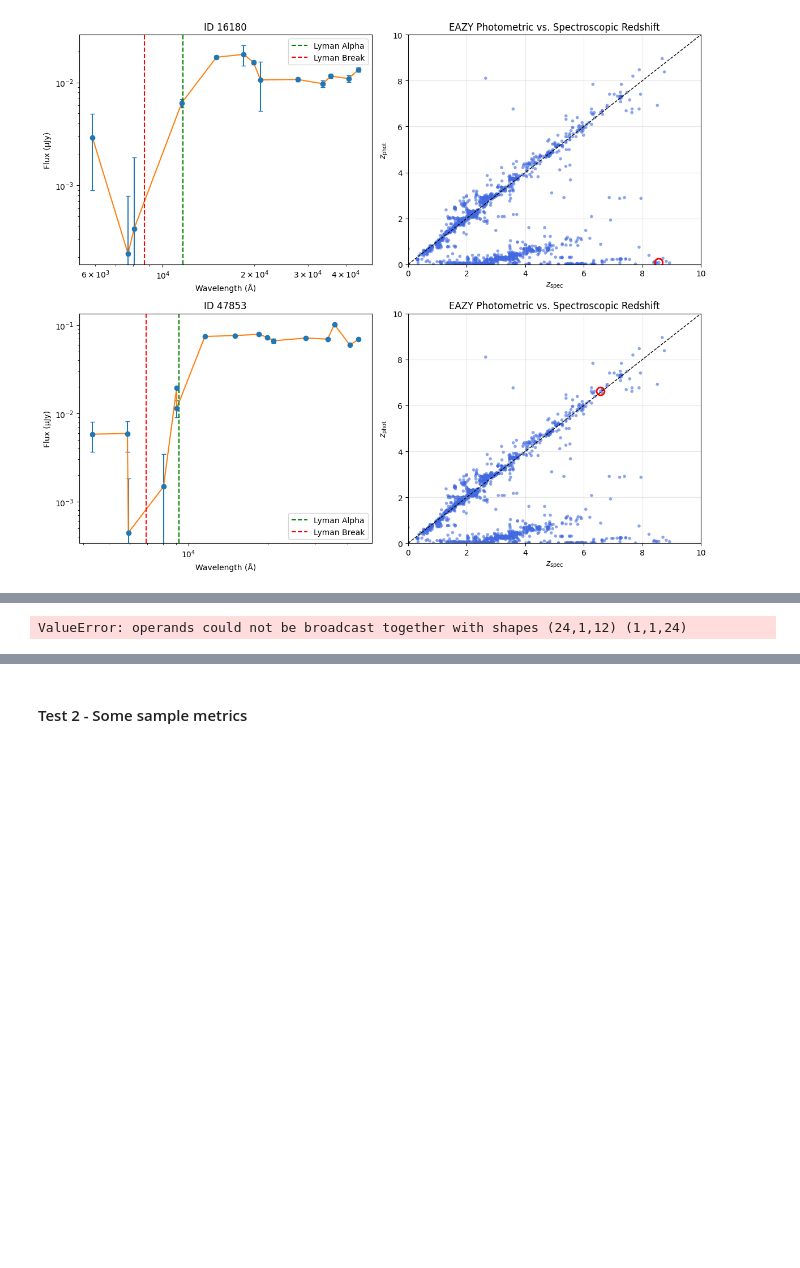
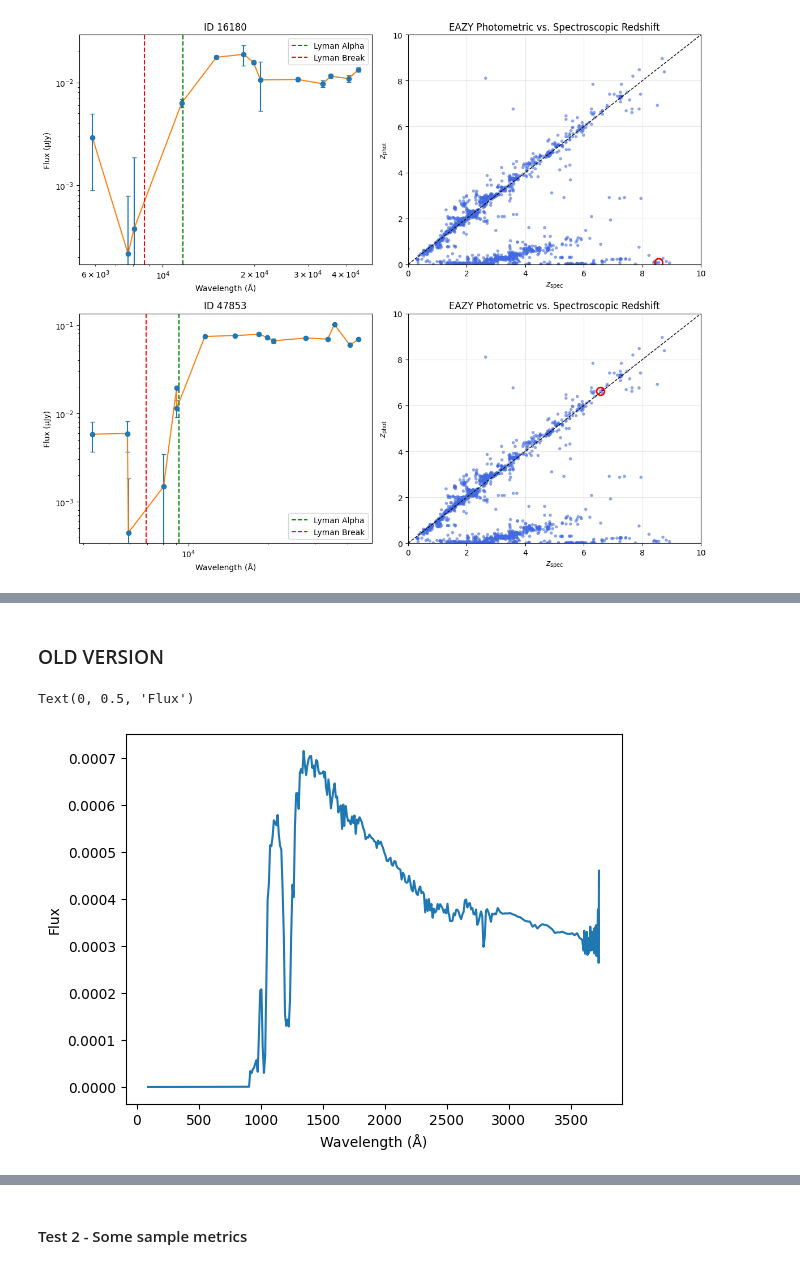
Before and after one commit to sfremy/my-eazy-jwst, a Jupyter notebook: scripts/eazy_imaging.ipynb, the cells around one changed output, grey strips where cells are left out. Drawn from its saved outputs; the diff is of its cells as text; code cells hidden in the pictures; blank space fills up the shorter version.

```diff
--- a/scripts/eazy_imaging.ipynb
+++ b/scripts/eazy_imaging.ipynb
@@ -392,3 +587,5 @@ Filter 23 done
+# %% [markdown]
+### OLD VERSION
 # %%
 import numpy as np
 import os
@@ -621,7 +777,7 @@ def cosmotl(z, omega_l):
         return (np.arcsinh((1.0 + z)**(-1.5) * np.sqrt(omega_l / (1.0 - omega_l))) /
               np.arcsinh(np.sqrt(omega_l / (1.0 - omega_l))))
 # %%
-target = diagnostic_tab[5]
+target = highz_tab[-10]
 
 # From default .param
 temp_err = 0.5
@@ -650,11 +806,9 @@ pz, coeffs = prepare_and_fit(iobj=iobj,
                              filter_pivots_all = np.array(list(pivot_dict.values())),
                              tempfilt_all = tempfilt,
                              ztry = ztry,
-                             tempage = np.ones(12),
+                             tempage = None,
                              tef_interpolator = load_template_error("../templates/template_error_cosmos2020.txt"),
                              TEMP_ERR_A2 = temp_err,
                              SYS_ERR = sys_err,
                              OMEGA_L = omega_l,
                              H0 = h0)
-# %% [output]
-ValueError: operands could not be broadcast together with shapes (24,1,12) (1,1,24)
@@ -660,0 +855,25 @@ ValueError: operands could not be broadcast together with shapes (24,1,12) (1,1,
+# %%
+param_path = '../templates/fsps_full/fsps_QSF_12_v3.param'
+
+paths = []
+
+with open(param_path, 'r') as f:
+        for line in f:
+                if line.startswith('#') or not line.strip():
+                       continue
+                parts = line.split()
+                # This is currently 'templates/fsps_full/fsps_QSF_12_v3_001.dat'
+                path_in_file = "../" + parts[1]
+
+                paths.append(path_in_file)
+# %%
+idx = 0
+template = np.loadtxt(paths[idx]).T
+
+plt.figure()
+plt.plot(template[0][0:500], template[1][0:500])
+plt.xlabel('Wavelength (Å)')
+plt.ylabel('Flux')
+# %% [output]
+Text(0, 0.5, 'Flux')
+[figure, added]
```
Also changed, not shown: parts of 14 cells of this notebook.
